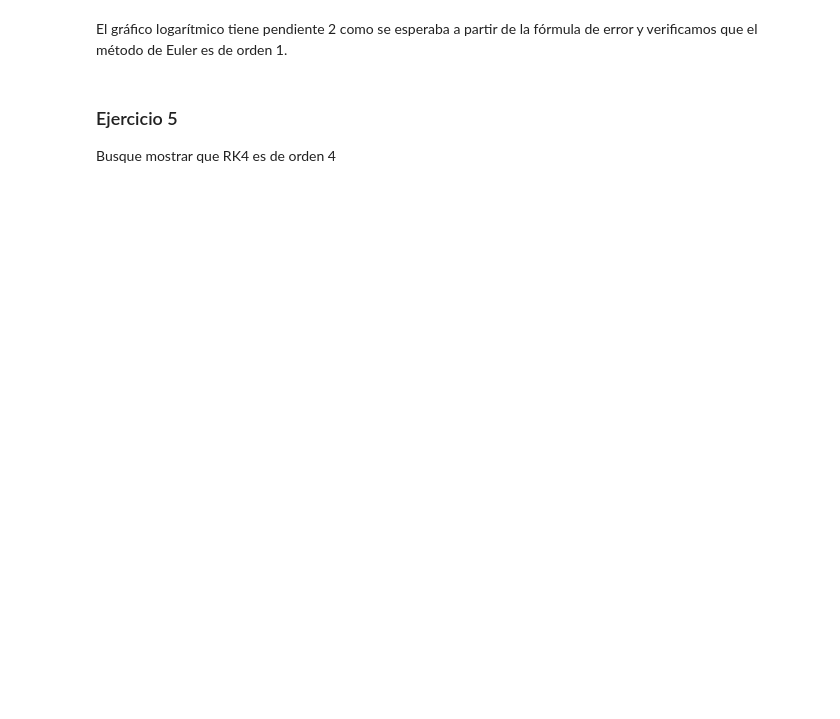
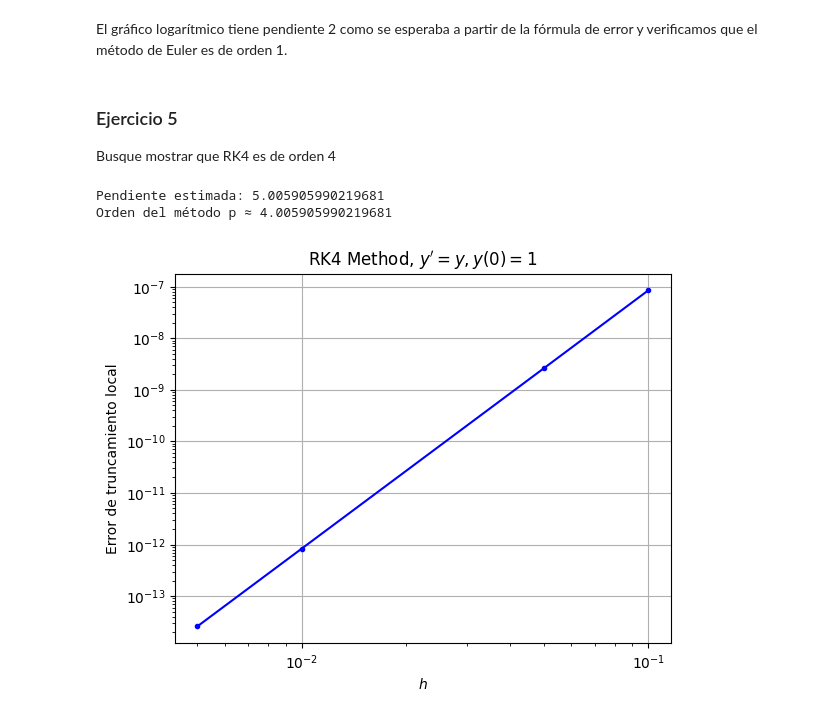
Before and after one commit to xGiannis/IntroModeladoContinuo, a Jupyter notebook: Colabs/nb03_Integracion.ipynb, the cells around one changed output. Saved outputs shown, nothing was run; the diff lists cells and outputs as text; code cells hidden in the pictures; blank space fills up the shorter version.

```diff
--- a/Colabs/nb03_Integracion.ipynb
+++ b/Colabs/nb03_Integracion.ipynb
@@ -676,0 +734,33 @@ Busque mostrar que RK4 es de orden 4
+# %%
+# # # COMPLETAR
+
+f = lambda y,t: y
+y0 = 1
+h = np.array([0.1, 0.05, 0.01, 0.005, 0.001])
+E_rk4 = np.zeros(len(h))
+
+
+for i in range(len(h)):
+    hn = h[i]
+    y1 = rk4(f, y0, 0.0, hn)
+    E[i] = abs(np.exp(hn) - y1)
+
+
+
+mask = E > 0
+h_valid = h[mask]; E_valid = E[mask]
+
+plt.loglog(h_valid, E_valid, 'b.-')
+plt.grid(True)
+plt.title("RK4 Method, $y'=y,y(0)=1$")
+plt.xlabel("$h$")
+plt.ylabel("Error de truncamiento local")
+
+pendiente=np.polyfit(np.log(h_valid), np.log(E_valid), 1)[0]
+
+print("Pendiente estimada:", pendiente)
+print("Orden del método p ≈", pendiente - 1)
+# %% [output]
+Pendiente estimada: 5.005905990219681
+Orden del método p ≈ 4.005905990219681
+[figure, added]
```
Also changed, not shown: parts of 15 cells of this notebook.
